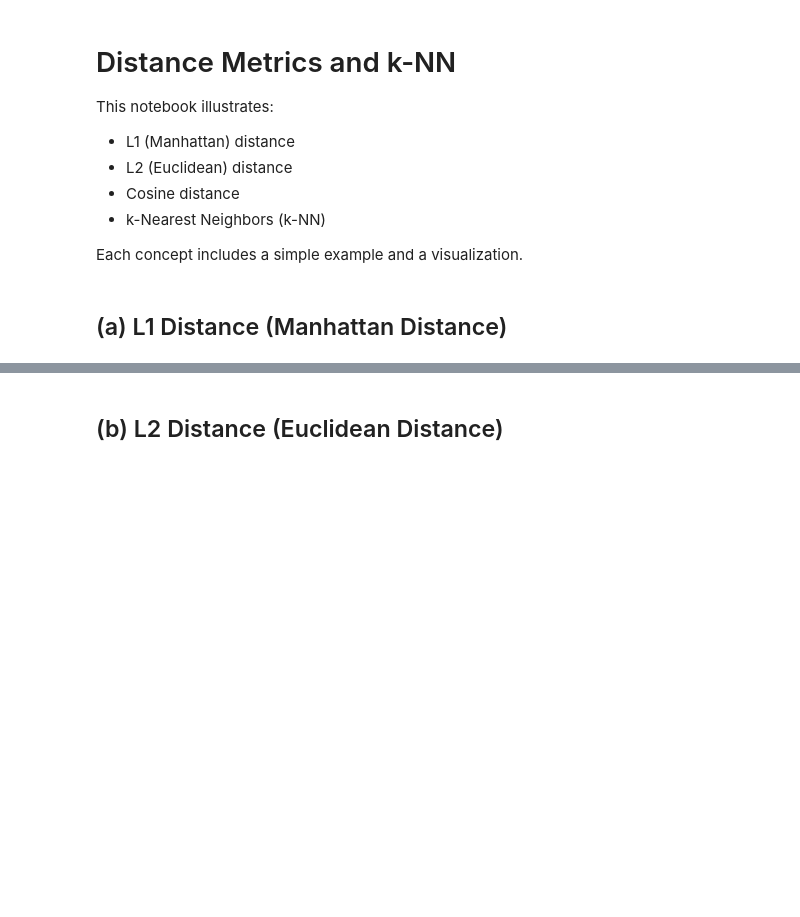
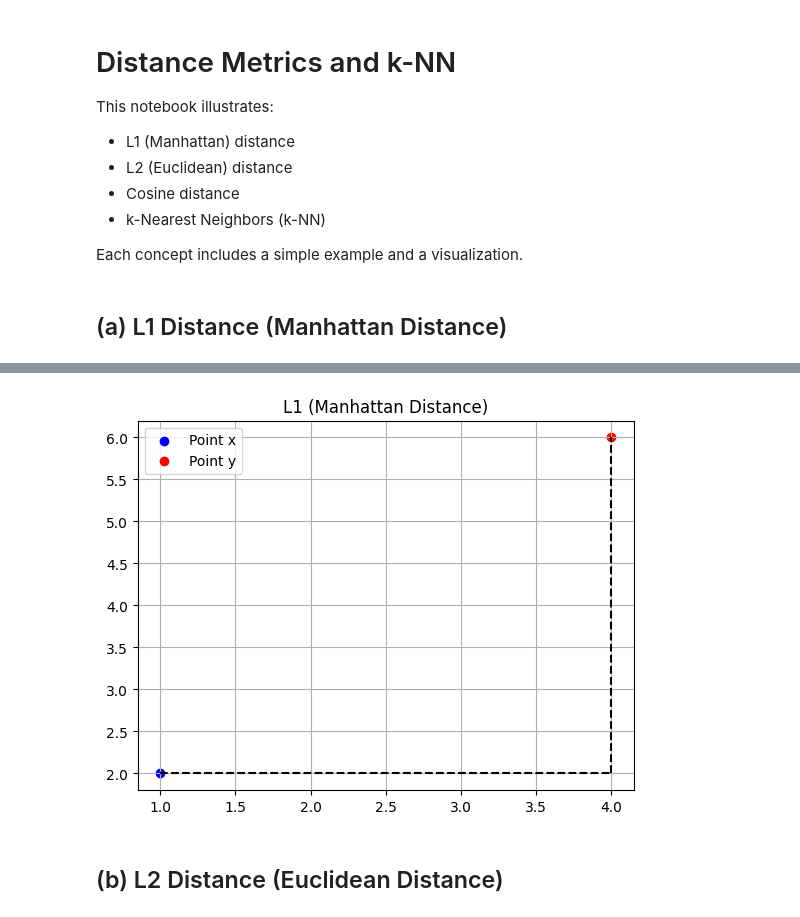
Before and after one commit to kopiyo/Anomaly-Detection, a Jupyter notebook: notebooks/distance_and_knn_demo.ipynb, the cells around one changed output, grey strips where cells are left out. Saved outputs shown, nothing was run; the diff lists cells and outputs as text; code cells hidden in the pictures; blank space fills up the shorter version.

```diff
--- a/notebooks/distance_and_knn_demo.ipynb
+++ b/notebooks/distance_and_knn_demo.ipynb
@@ -38,3 +41,15 @@ plt.show()
+# %%
+plt.figure()
+plt.scatter(*x, color='blue', label='Point x')
+plt.scatter(*y, color='red', label='Point y')
+plt.plot([x[0], y[0]], [x[1], x[1]], 'k--')
+plt.plot([y[0], y[0]], [x[1], y[1]], 'k--')
+plt.title("L1 (Manhattan Distance)")
+plt.legend()
+plt.grid()
+plt.show()
+# %% [output]
+[figure, added]
 # %% [markdown]
 ## (b) L2 Distance (Euclidean Distance)
 # %%
```
Also changed, not shown: parts of 1 cell of this notebook.
